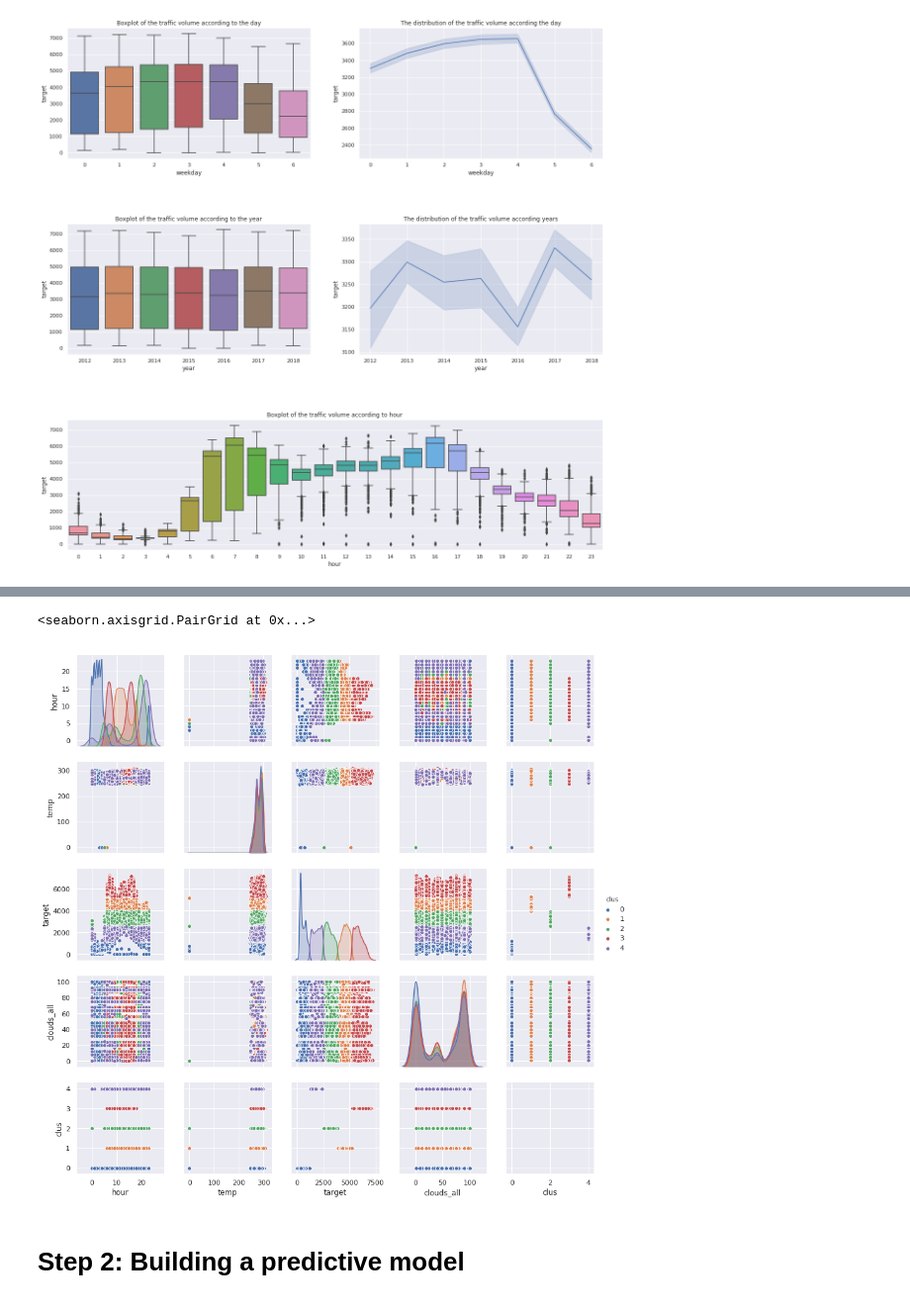
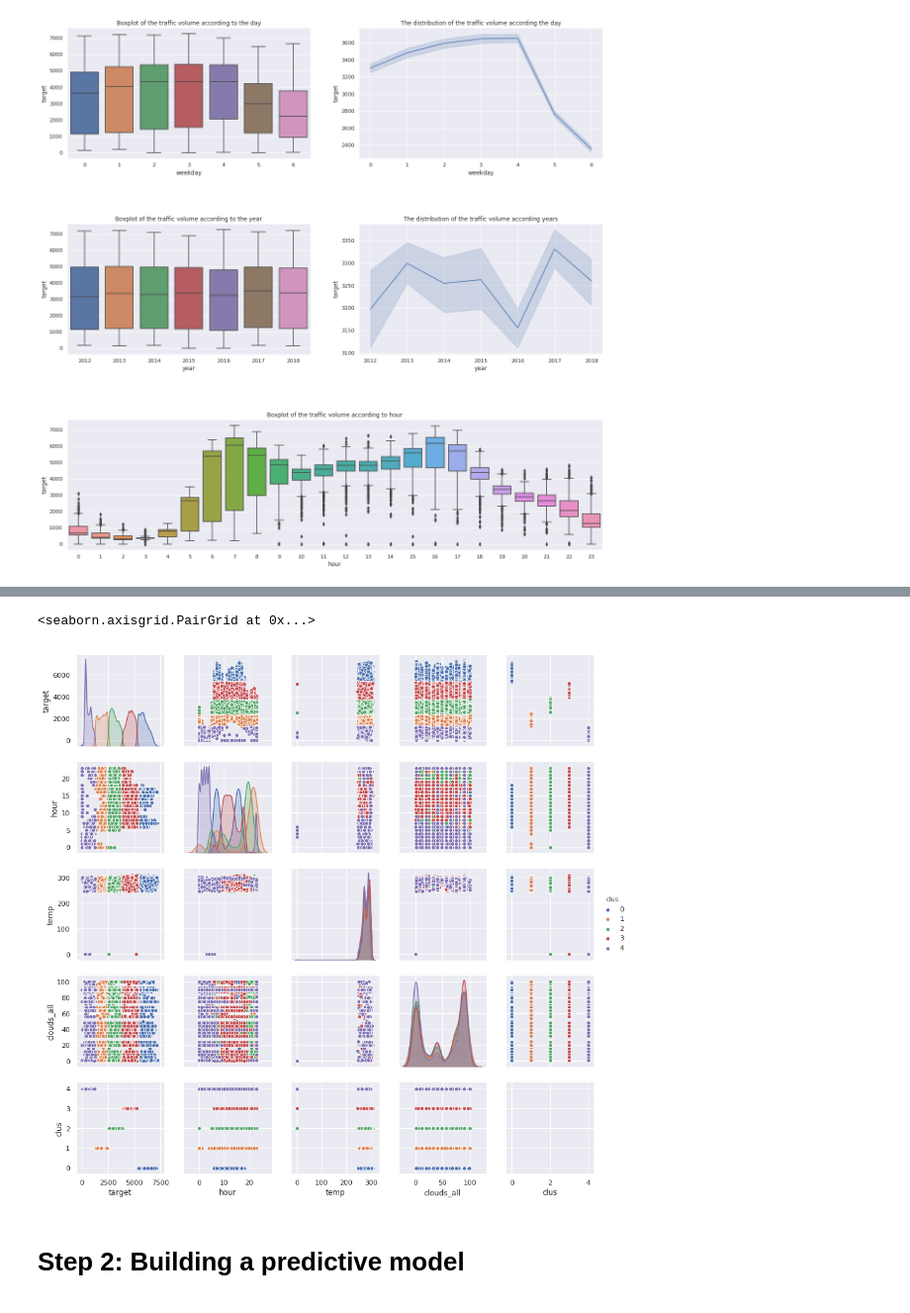
Before and after one commit to pierre6398/caravan, a Jupyter notebook: starting_kit/README.ipynb, the cells around one changed output, grey strips where cells are left out. Shown at 99% size. Cells and saved outputs as stored; diff of their text form; code cells hidden in the pictures.

Commit message:
prepro dans le README

```diff
--- a/starting_kit/README.ipynb
+++ b/starting_kit/README.ipynb
@@ -112,0 +130,35 @@ Text(0.5, 0.98, 'Variance des features')
+# %%
+from sklearn.feature_selection import VarianceThreshold
+from sklearn.preprocessing import RobustScaler
+selection = VarianceThreshold(threshold=0.0)
+Y = selection.fit_transform(data)
+
+selection2 = RobustScaler(with_centering=False,with_scaling=True,quantile_range=(15.0,85.0), copy=False)
+Y2 = selection2.fit_transform(Y)
+
+Y = np.concatenate([Y,Y2],axis = 1)
+print(type(Y))
+print(Y.shape)
+print(Y2.shape)
+print(Y2)
+
+
+
+data.drop_duplicates()
+data
+
+
+
+
+def supprColonnes(Y,data):
+    df = data
+    to_drop = []
+    for col in list(data):
+        p = np.percentile(df[col],95)
+        if p<=1:
+            df = df.drop(columns=col)
+    return df
+
+S = supprColonnes(Y,data)
+data = S
+print(data)
@@ -185,33 +289,33 @@ Text(0, 0.5, 'nombre de voitures')
 # %%
 ###cluster des principaux features###
 import pandas as pd
 import sklearn.cluster as cl
 # import numpy as np
 import seaborn as sns
 def findClusters_kmeans(data, nb_of_clusters):
     """Cluster data using k-means"""
     # create the classifier object
     kmeans = cl.KMeans(n_clusters=nb_of_clusters,n_jobs=-1,verbose=0,n_init=30)
     # fit the data
     return kmeans.fit(data)
 def plotInteractions(data, n_clusters):
     """Plot the interactions between variables"""
     # cluster the data
     cluster = findClusters_kmeans(data, n_clusters)
     # append the labels to the dataset for ease of plotting
     data['clus'] = cluster.labels_
     # prepare the plot
     ax = sns.pairplot(data, hue="clus")
     return ax
 
-mycolumns=['hour','temp','target','clouds_all']
+mycolumns=['target','hour','temp','clouds_all']
 selected = data.loc[:,mycolumns]
 plotInteractions(selected, 5)
 
 #afficher 'target' permet de voir à quelle densité correspond chaque cluster créé
 # %% [output]
 <seaborn.axisgrid.PairGrid at 0x...>
-[figure, old version]
+[figure, new version]
 # %% [markdown]
 <div>
 <h1>Step 2: Building a predictive model</h1>
```
Also changed, not shown: parts of 14 cells of this notebook.
